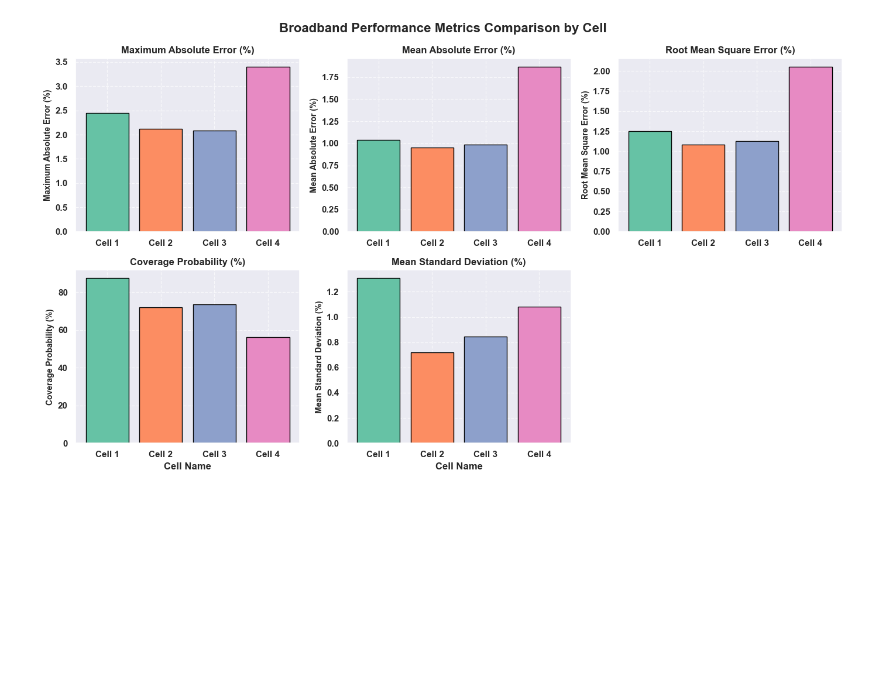
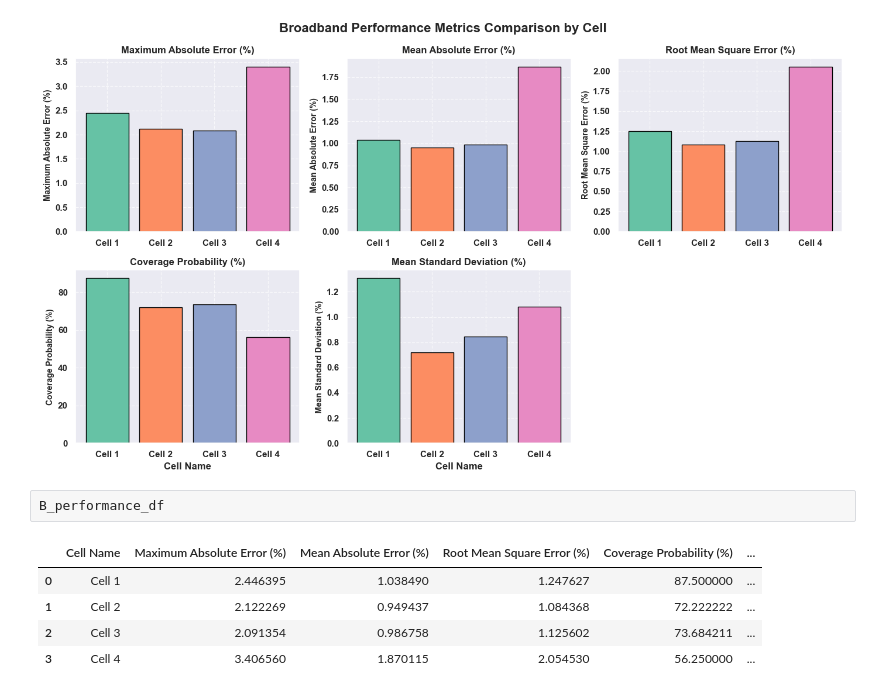
Before and after one commit to Jeong97/Practice_with_paper_data_sets, a Jupyter notebook: A comparative study of different features extracted from EIS in SoH for LIB/SoH_Estimation_with_GPR.ipynb, the cells around one changed output. Cells and saved outputs as stored; diff of their text form; blank space fills up the shorter version.

```diff
--- a/A comparative study of different features extracted from EIS in SoH for LIB/SoH_Estimation_with_GPR.ipynb
+++ b/A comparative study of different features extracted from EIS in SoH for LIB/SoH_Estimation_with_GPR.ipynb
@@ -378,3 +378,11 @@ plt.suptitle("Broadband Performance Metrics Comparison by Cell", fontsize=16, fo
 plt.tight_layout()
 # %% [output]
 [figure]
+# %%
+B_performance_df
+# %% [output]
+|  | Cell Name | Maximum Absolute Error (%) | Mean Absolute Error (%) | Root Mean Square Error (%) | Coverage Probability (%) | ... |
+| 0 | Cell 1 | 2.446395 | 1.038490 | 1.247627 | 87.500000 | ... |
+| 1 | Cell 2 | 2.122269 | 0.949437 | 1.084368 | 72.222222 | ... |
+| 2 | Cell 3 | 2.091354 | 0.986758 | 1.125602 | 73.684211 | ... |
+| 3 | Cell 4 | 3.406560 | 1.870115 | 2.054530 | 56.250000 | ... |
```
Also changed, not shown: 1 other file.
